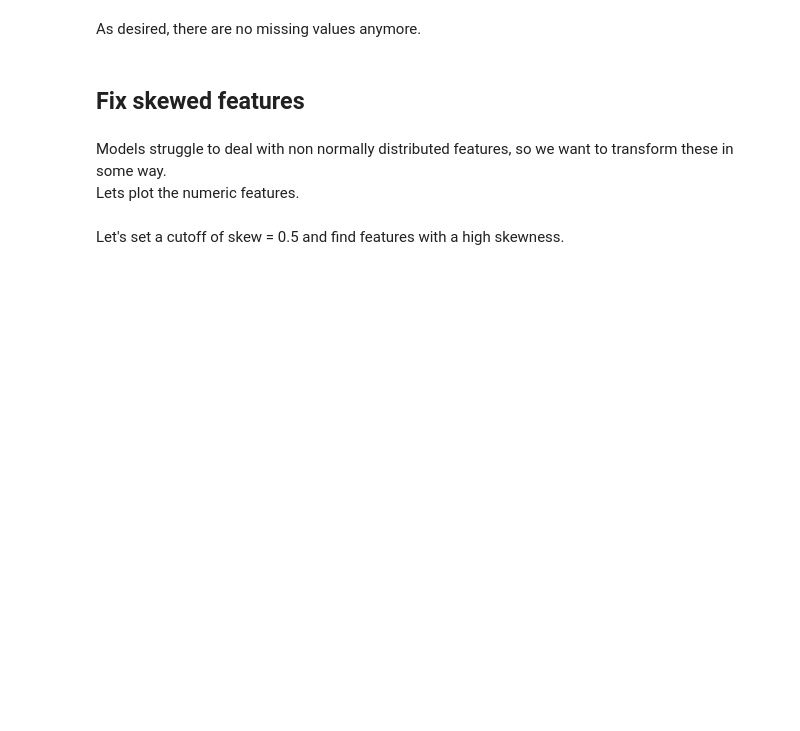
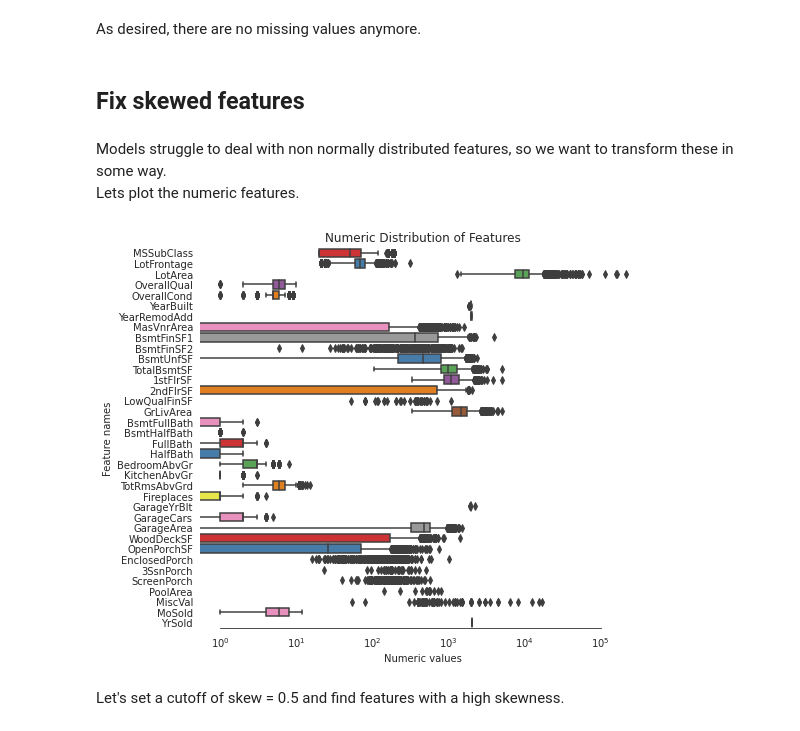
Before and after one commit to C-Kitching/Kaggle, a Jupyter notebook: house-prices-advanced-regression - current kernal.ipynb, the cells around one changed output. Drawn from its saved outputs; the diff is of its cells as text; code cells hidden in the pictures; blank space fills up the shorter version.

```diff
--- a/house-prices-advanced-regression - current kernal.ipynb
+++ b/house-prices-advanced-regression - current kernal.ipynb
@@ -297,22 +376,16 @@ Also combine the train and test features so that we can apply the all coming tra
 # %%
-def prepare_for_cleaning(train, test):
+def combine_train_and_test(train, test):
     """
-    Prepare datasets for cleaning by dropping target and combining into one dataset
+    Combine train and test datasets as well as extracting target
 
     Args:
         train (pandas dataframe) : train dataset
         test (pandas dataframe) : test dataset
 
     Returns:
-        y_train (pandas series) : target
         X (pandas dataframe) : combined data
     """
-    y_train = train['SalePrice'].reset_index(drop=True)
-    X_train = train.drop(['SalePrice'], axis=1) # drop the target
-    X_test = test
-    X = pd.concat([X_train, X_test]).reset_index(drop=True) # combine train and test
+    X = pd.concat([train, test]).reset_index(drop=True) # combine train and test
+    return X
 
-    return y_train, X
-
-y_train, X = prepare_for_cleaning(train, test)
-X.shape
+all_data = combine_train_and_test(train, test)
@@ -430,32 +530,35 @@ Lets plot the numeric features.
 # %%
 def plot_numeric_feature_distributions(features):
     """
     Create boxplot distribution of numeric features
 
     Args:
         features (pandas dataframe) : dataframe to inspect
 
     Returns:
         None
     """
 
     # set up figure
     sns.set_style("white")
     fig, ax = plt.subplots(figsize=(8, 7))
     ax.set_xscale("log")
 
     # find numeric features and plot
     numeric = find_numeric_features(features)
     ax = sns.boxplot(data = features[numeric] , orient="h", palette="Set1")
 
     # edit figure
     ax.xaxis.grid(False)
     ax.set(ylabel="Feature names")
     ax.set(xlabel="Numeric values")
     ax.set(title="Numeric Distribution of Features")
     sns.despine(trim=True, left=True)
 
+X = combine_train_and_test(train, test)
 plot_numeric_feature_distributions(X)
+# %% [output]
+[figure, added]
 # %% [markdown]
 Let's set a cutoff of skew = 0.5 and find features with a high skewness.
 # %%
```
Also changed, not shown: parts of 56 cells of this notebook.
